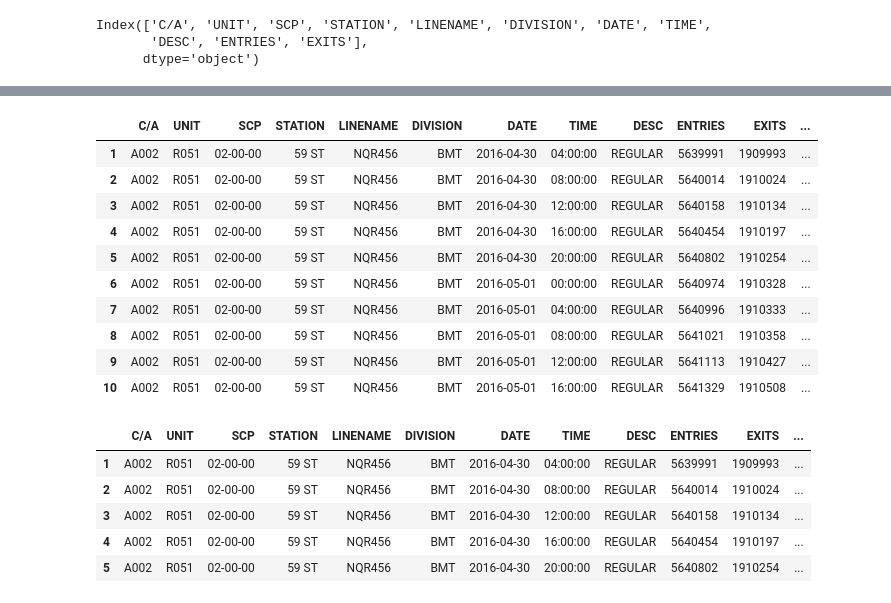
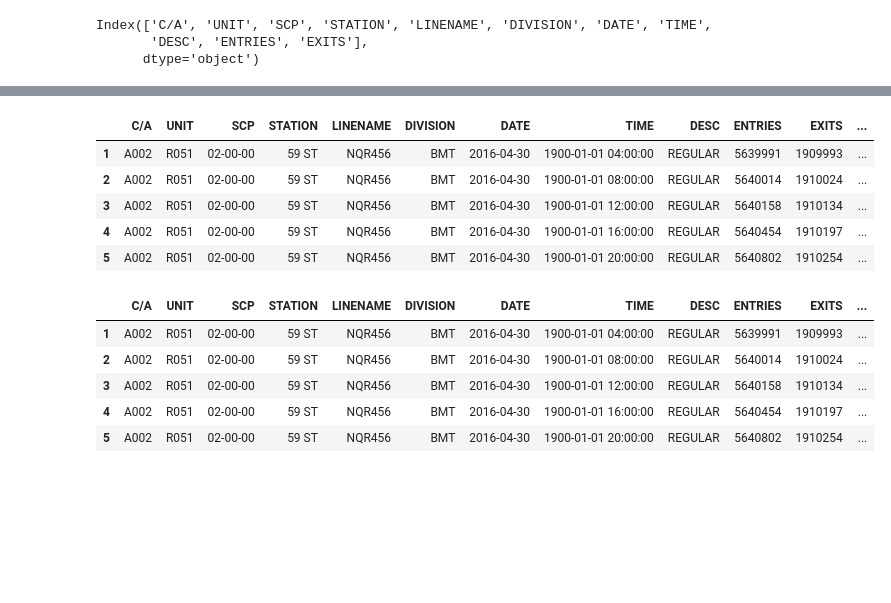
Before and after one commit to jtirtanata/proj1-mta, a Jupyter notebook: main.ipynb, the cells around one changed output, grey strips where cells are left out. Saved outputs shown, nothing was run; the diff lists cells and outputs as text; code cells hidden in the pictures; blank space fills up the shorter version.

```diff
--- a/main.ipynb
+++ b/main.ipynb
@@ -91,0 +74,4 @@ df.head(5)
+# %%
+df['TIME_INTERVAL'] = df['DATETIME'] - df['PREV_DATETIME']
+df = df.drop(df[(df['TIME_INTERVAL'] > '05:00:00') & (df['TIME_INTERVAL'] < '03:00:00')].index)
+df.head(5)
@@ -94,10 +88,11 @@ df['ENTRY_COUNT'] = df.ENTRIES - df.PREV_ENTRIES
 df.ix[df.ENTRY_COUNT < 0, 'ENTRY_COUNT'] =  - df['ENTRY_COUNT']
 df = df.drop(df[df.ENTRY_COUNT > 1000000].index)
 # %%
+# modify exit counts that are negative and remove the ones with outrageous values
 df['EXIT_COUNT'] = df.EXITS - df.PREV_EXITS
-df.ix[df.ENTRY_COUNT < 0, 'EXIT_COUNT'] =  - df['EXIT_COUNT']
+df.ix[df.EXIT_COUNT < 0, 'EXIT_COUNT'] =  - df['EXIT_COUNT']
 df = df.drop(df[df.EXIT_COUNT > 1000000].index)
-df.head(10)
+df.head(5)
 # %% [output]
 |  | C/A | UNIT | SCP | STATION | LINENAME | DIVISION | DATE | TIME | DESC | ENTRIES | EXITS | ... |
 | 1 | A002 | R051 | 02-00-00 | 59 ST | NQR456 | BMT | 04/30/2016 | 04:00:00 | REGULAR | 5639991 | 1909993 | ... |
@@ -113,9 +102,0 @@ df.head(10)
-# %%
-def get_time_difference(row):
-    time = pd.Timestamp(row['DATETIME']) - pd.Timestamp(row['PREV_DATETIME'])
-    hours = int(time.seconds)//3600
-    if hours != 4:
-        return np.nan
-    return hours
-
-df['TIME_INTERVAL'] = df.apply(get_time_difference, axis=1)
@@ -131,22 +103,16 @@ df.head(5)
-# %%
-# Remove time intervals that are not 4 hours
-df.dropna(subset=["TIME_INTERVAL"], axis=0, inplace=True)
 # %%
 df['DATE'] = pd.to_datetime(df['DATE'], format='%m/%d/%Y')
 df['WEEKDAY'] = df['DATE'].dt.dayofweek
-df.head(10)
+df['TIME'] = pd.to_datetime(df['TIME'], format='%H:%M:%S')
+df['HOUR'] = df['TIME'].dt.hour
+df.head(5)
 # %% [output]
 |  | C/A | UNIT | SCP | STATION | LINENAME | DIVISION | DATE | TIME | DESC | ENTRIES | EXITS | ... |
-| 1 | A002 | R051 | 02-00-00 | 59 ST | NQR456 | BMT | 2016-04-30 | 04:00:00 | REGULAR | 5639991 | 1909993 | ... |
-| 2 | A002 | R051 | 02-00-00 | 59 ST | NQR456 | BMT | 2016-04-30 | 08:00:00 | REGULAR | 5640014 | 1910024 | ... |
-| 3 | A002 | R051 | 02-00-00 | 59 ST | NQR456 | BMT | 2016-04-30 | 12:00:00 | REGULAR | 5640158 | 1910134 | ... |
-| 4 | A002 | R051 | 02-00-00 | 59 ST | NQR456 | BMT | 2016-04-30 | 16:00:00 | REGULAR | 5640454 | 1910197 | ... |
-| 5 | A002 | R051 | 02-00-00 | 59 ST | NQR456 | BMT | 2016-04-30 | 20:00:00 | REGULAR | 5640802 | 1910254 | ... |
-| 6 | A002 | R051 | 02-00-00 | 59 ST | NQR456 | BMT | 2016-05-01 | 00:00:00 | REGULAR | 5640974 | 1910328 | ... |
-| 7 | A002 | R051 | 02-00-00 | 59 ST | NQR456 | BMT | 2016-05-01 | 04:00:00 | REGULAR | 5640996 | 1910333 | ... |
-| 8 | A002 | R051 | 02-00-00 | 59 ST | NQR456 | BMT | 2016-05-01 | 08:00:00 | REGULAR | 5641021 | 1910358 | ... |
-| 9 | A002 | R051 | 02-00-00 | 59 ST | NQR456 | BMT | 2016-05-01 | 12:00:00 | REGULAR | 5641113 | 1910427 | ... |
-| 10 | A002 | R051 | 02-00-00 | 59 ST | NQR456 | BMT | 2016-05-01 | 16:00:00 | REGULAR | 5641329 | 1910508 | ... |
+| 1 | A002 | R051 | 02-00-00 | 59 ST | NQR456 | BMT | 2016-04-30 | 1900-01-01 04:00:00 | REGULAR | 5639991 | 1909993 | ... |
+| 2 | A002 | R051 | 02-00-00 | 59 ST | NQR456 | BMT | 2016-04-30 | 1900-01-01 08:00:00 | REGULAR | 5640014 | 1910024 | ... |
+| 3 | A002 | R051 | 02-00-00 | 59 ST | NQR456 | BMT | 2016-04-30 | 1900-01-01 12:00:00 | REGULAR | 5640158 | 1910134 | ... |
+| 4 | A002 | R051 | 02-00-00 | 59 ST | NQR456 | BMT | 2016-04-30 | 1900-01-01 16:00:00 | REGULAR | 5640454 | 1910197 | ... |
+| 5 | A002 | R051 | 02-00-00 | 59 ST | NQR456 | BMT | 2016-04-30 | 1900-01-01 20:00:00 | REGULAR | 5640802 | 1910254 | ... |
 # %%
 df_weekday = df[df.WEEKDAY < 5]
 df_weekend = df[df.WEEKDAY > 4]
@@ -154,8 +120,8 @@ df_weekend = df[df.WEEKDAY > 4]
 df_weekend.head(5)
 # %% [output]
 |  | C/A | UNIT | SCP | STATION | LINENAME | DIVISION | DATE | TIME | DESC | ENTRIES | EXITS | ... |
-| 1 | A002 | R051 | 02-00-00 | 59 ST | NQR456 | BMT | 2016-04-30 | 04:00:00 | REGULAR | 5639991 | 1909993 | ... |
-| 2 | A002 | R051 | 02-00-00 | 59 ST | NQR456 | BMT | 2016-04-30 | 08:00:00 | REGULAR | 5640014 | 1910024 | ... |
-| 3 | A002 | R051 | 02-00-00 | 59 ST | NQR456 | BMT | 2016-04-30 | 12:00:00 | REGULAR | 5640158 | 1910134 | ... |
-| 4 | A002 | R051 | 02-00-00 | 59 ST | NQR456 | BMT | 2016-04-30 | 16:00:00 | REGULAR | 5640454 | 1910197 | ... |
-| 5 | A002 | R051 | 02-00-00 | 59 ST | NQR456 | BMT | 2016-04-30 | 20:00:00 | REGULAR | 5640802 | 1910254 | ... |
+| 1 | A002 | R051 | 02-00-00 | 59 ST | NQR456 | BMT | 2016-04-30 | 1900-01-01 04:00:00 | REGULAR | 5639991 | 1909993 | ... |
+| 2 | A002 | R051 | 02-00-00 | 59 ST | NQR456 | BMT | 2016-04-30 | 1900-01-01 08:00:00 | REGULAR | 5640014 | 1910024 | ... |
+| 3 | A002 | R051 | 02-00-00 | 59 ST | NQR456 | BMT | 2016-04-30 | 1900-01-01 12:00:00 | REGULAR | 5640158 | 1910134 | ... |
+| 4 | A002 | R051 | 02-00-00 | 59 ST | NQR456 | BMT | 2016-04-30 | 1900-01-01 16:00:00 | REGULAR | 5640454 | 1910197 | ... |
+| 5 | A002 | R051 | 02-00-00 | 59 ST | NQR456 | BMT | 2016-04-30 | 1900-01-01 20:00:00 | REGULAR | 5640802 | 1910254 | ... |
```
Also changed, not shown: parts of 19 cells of this notebook.
